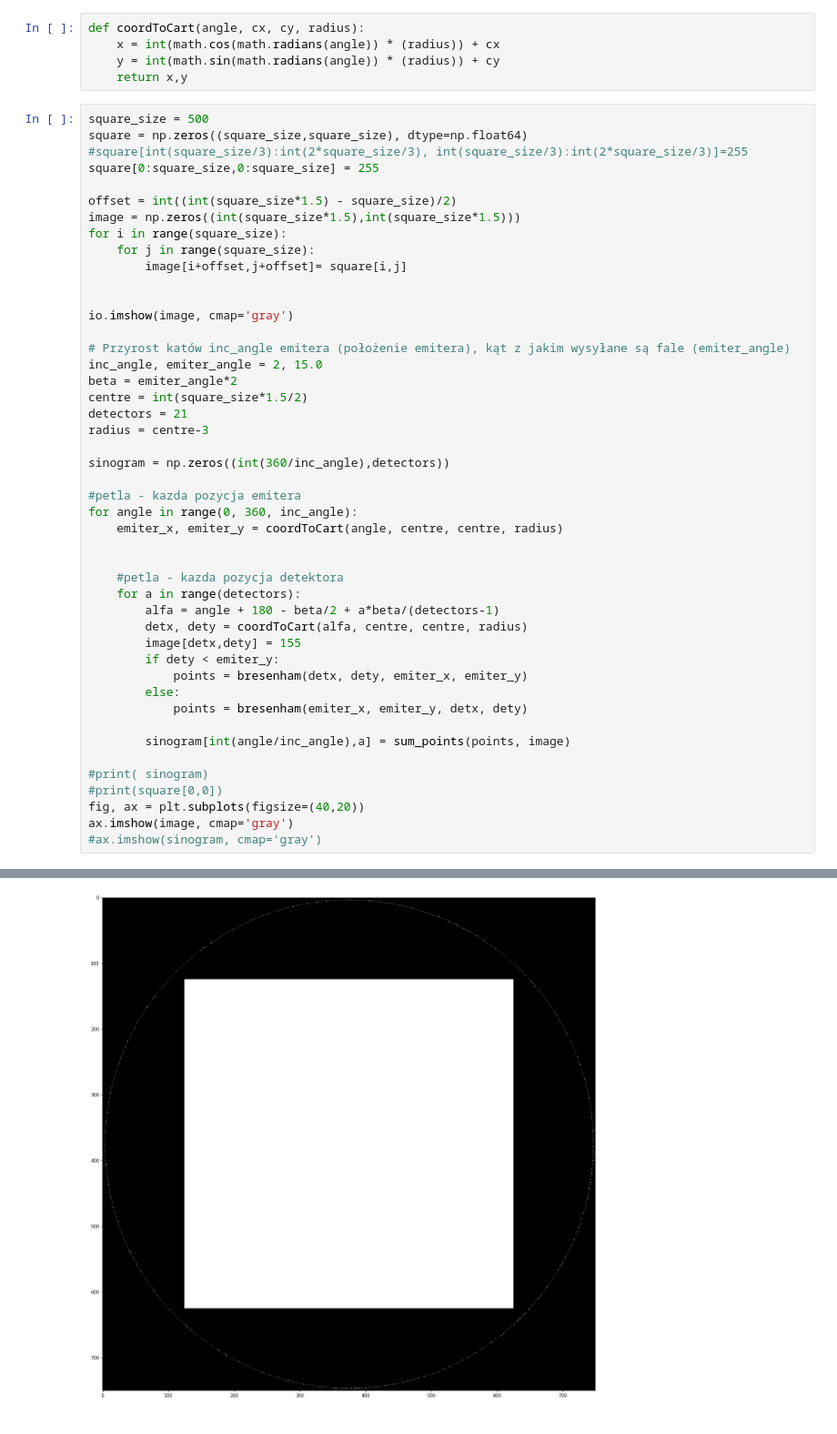
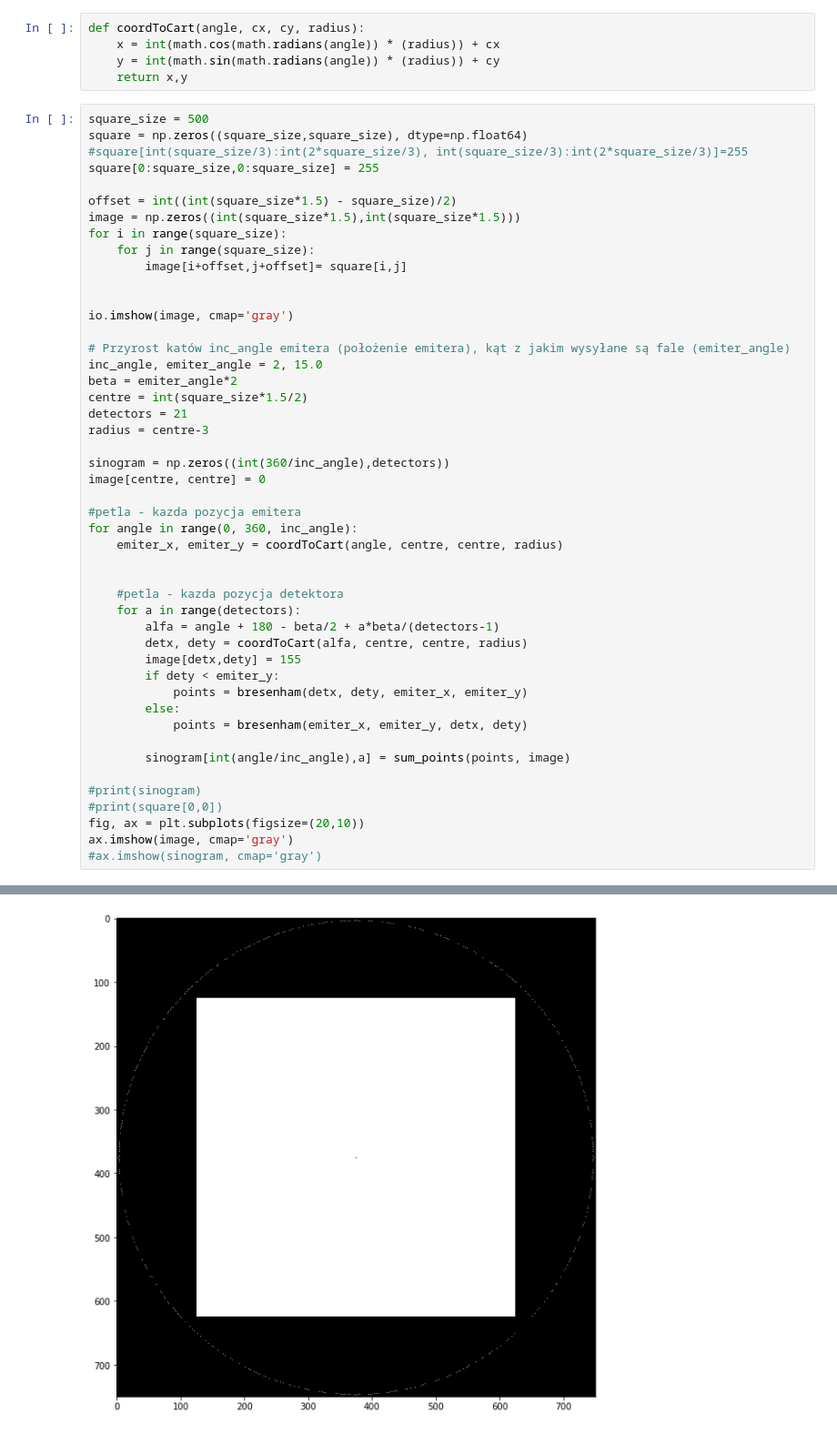
Before and after one commit to matbamberski/IwM-CT, a Jupyter notebook: Tomograf.ipynb, the cells around one changed output, grey strips where cells are left out. Shown at 91% size. Drawn from its saved outputs; the diff is of its cells as text.

Commit message:
Creating functions and oportunity to do tomography with an image

```diff
--- a/Tomograf.ipynb
+++ b/Tomograf.ipynb
@@ -84,33 +90,34 @@ inc_angle, emiter_angle = 2, 15.0
 beta = emiter_angle*2
 centre = int(square_size*1.5/2)
 detectors = 21
 radius = centre-3
 
 sinogram = np.zeros((int(360/inc_angle),detectors))
+image[centre, centre] = 0
 
 #petla - kazda pozycja emitera
 for angle in range(0, 360, inc_angle):
     emiter_x, emiter_y = coordToCart(angle, centre, centre, radius)
 
 
     #petla - kazda pozycja detektora
     for a in range(detectors):
         alfa = angle + 180 - beta/2 + a*beta/(detectors-1)
         detx, dety = coordToCart(alfa, centre, centre, radius)
         image[detx,dety] = 155
         if dety < emiter_y:
             points = bresenham(detx, dety, emiter_x, emiter_y)
         else:
             points = bresenham(emiter_x, emiter_y, detx, dety)
 
         sinogram[int(angle/inc_angle),a] = sum_points(points, image)
 
-#print( sinogram)
+#print(sinogram)
 #print(square[0,0])
-fig, ax = plt.subplots(figsize=(40,20))
+fig, ax = plt.subplots(figsize=(20,10))
 ax.imshow(image, cmap='gray')
 #ax.imshow(sinogram, cmap='gray')
 # %% [output]
 <matplotlib.image.AxesImage at 0x...>
 [figure]
-[figure, old version]
+[figure, new version]
```
Also changed, not shown: parts of 5 cells of this notebook, 1 other file.
